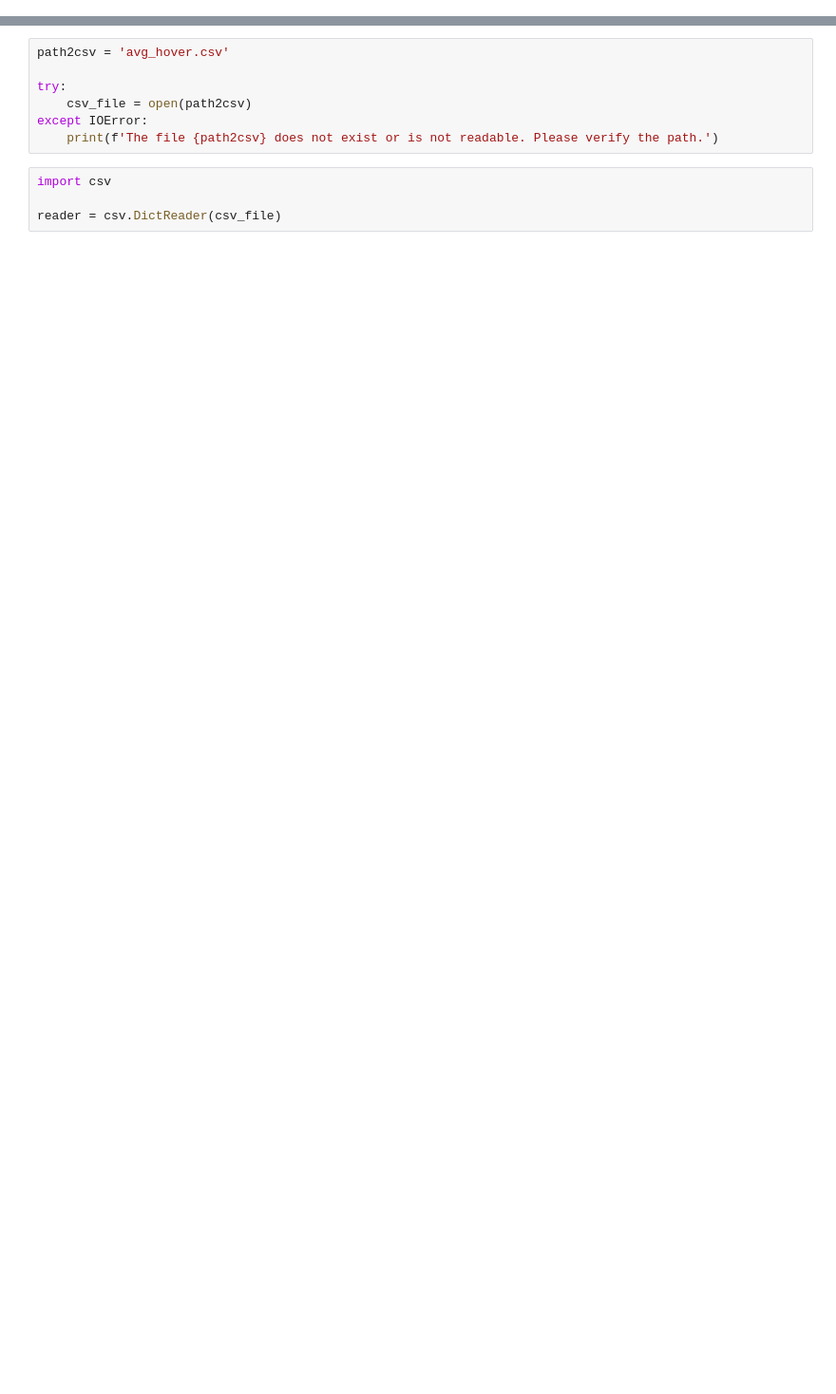
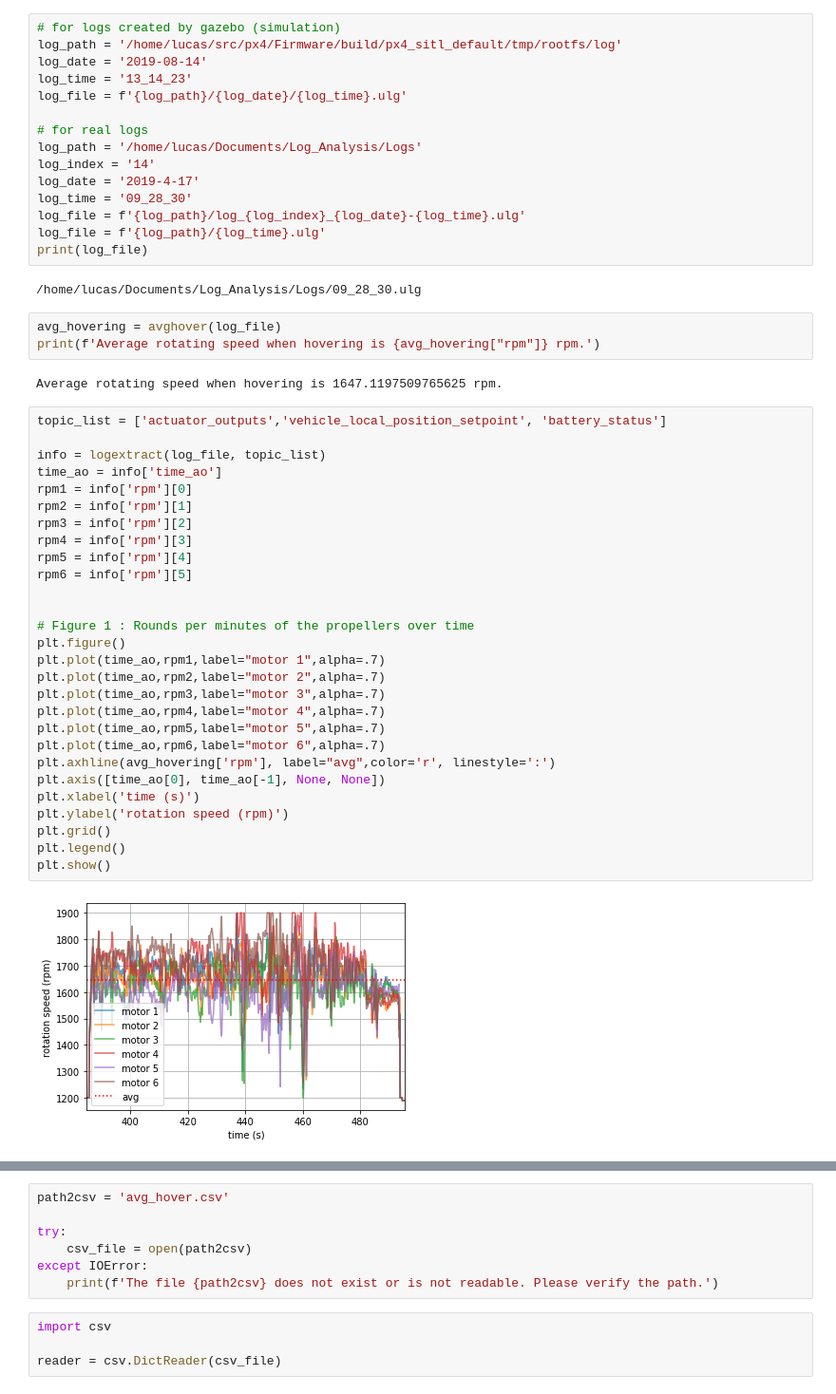
Before and after one commit to lucasschn/LogAnalysis, a Jupyter notebook: Hovering/Hovering Review.ipynb, the cells around one changed output, grey strips where cells are left out. Shown: that part at 95% size. Cells and saved outputs as stored; diff of their text form; blank space fills up the shorter version.

```diff
--- a/Hovering/Hovering Review.ipynb
+++ b/Hovering/Hovering Review.ipynb
@@ -5,0 +20,52 @@ from matplotlib import pyplot as plt
+# %%
+# for logs created by gazebo (simulation)
+log_path = '/home/lucas/src/px4/Firmware/build/px4_sitl_default/tmp/rootfs/log'
+log_date = '2019-08-14'
+log_time = '13_14_23'
+log_file = f'{log_path}/{log_date}/{log_time}.ulg'
+
+# for real logs
+log_path = '/home/lucas/Documents/Log_Analysis/Logs'
+log_index = '14'
+log_date = '2019-4-17'
+log_time = '09_28_30'
+log_file = f'{log_path}/log_{log_index}_{log_date}-{log_time}.ulg'
+log_file = f'{log_path}/{log_time}.ulg'
+print(log_file)
+# %% [output]
+/home/lucas/Documents/Log_Analysis/Logs/09_28_30.ulg
+# %%
+avg_hovering = avghover(log_file)
+print(f'Average rotating speed when hovering is {avg_hovering["rpm"]} rpm.')
+# %% [output]
+Average rotating speed when hovering is 1647.1197509765625 rpm.
+# %%
+topic_list = ['actuator_outputs','vehicle_local_position_setpoint', 'battery_status']
+
+info = logextract(log_file, topic_list)
+time_ao = info['time_ao']
+rpm1 = info['rpm'][0]
+rpm2 = info['rpm'][1]
+rpm3 = info['rpm'][2]
+rpm4 = info['rpm'][3]
+rpm5 = info['rpm'][4]
+rpm6 = info['rpm'][5]
+
+
+# Figure 1 : Rounds per minutes of the propellers over time
+plt.figure()
+plt.plot(time_ao,rpm1,label="motor 1",alpha=.7)
+plt.plot(time_ao,rpm2,label="motor 2",alpha=.7)
+plt.plot(time_ao,rpm3,label="motor 3",alpha=.7)
+plt.plot(time_ao,rpm4,label="motor 4",alpha=.7)
+plt.plot(time_ao,rpm5,label="motor 5",alpha=.7)
+plt.plot(time_ao,rpm6,label="motor 6",alpha=.7)
+plt.axhline(avg_hovering['rpm'], label="avg",color='r', linestyle=':')
+plt.axis([time_ao[0], time_ao[-1], None, None])
+plt.xlabel('time (s)')
+plt.ylabel('rotation speed (rpm)')
+plt.grid()
+plt.legend()
+plt.show()
+# %% [output]
+[figure, added]
```
Also changed, not shown: parts of 17 cells of this notebook, 11 other files.
